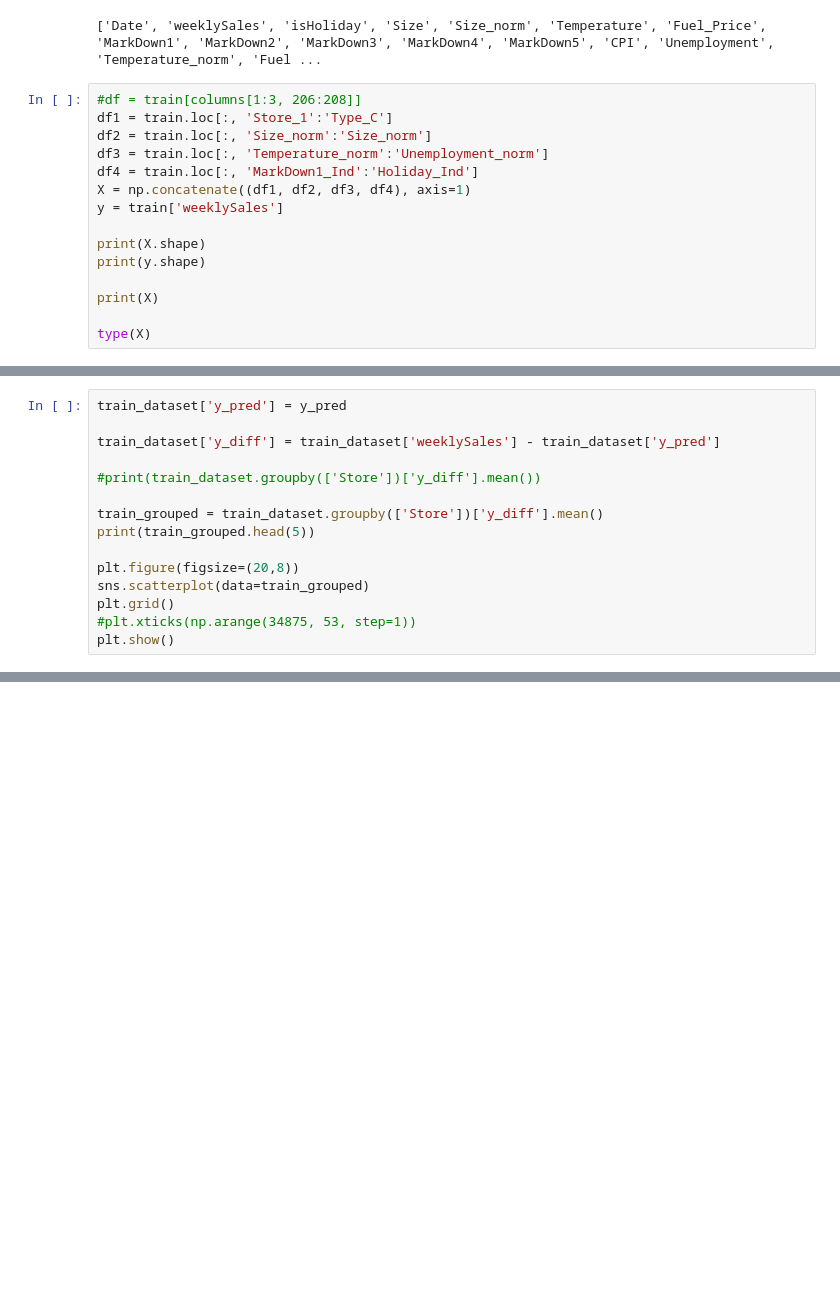
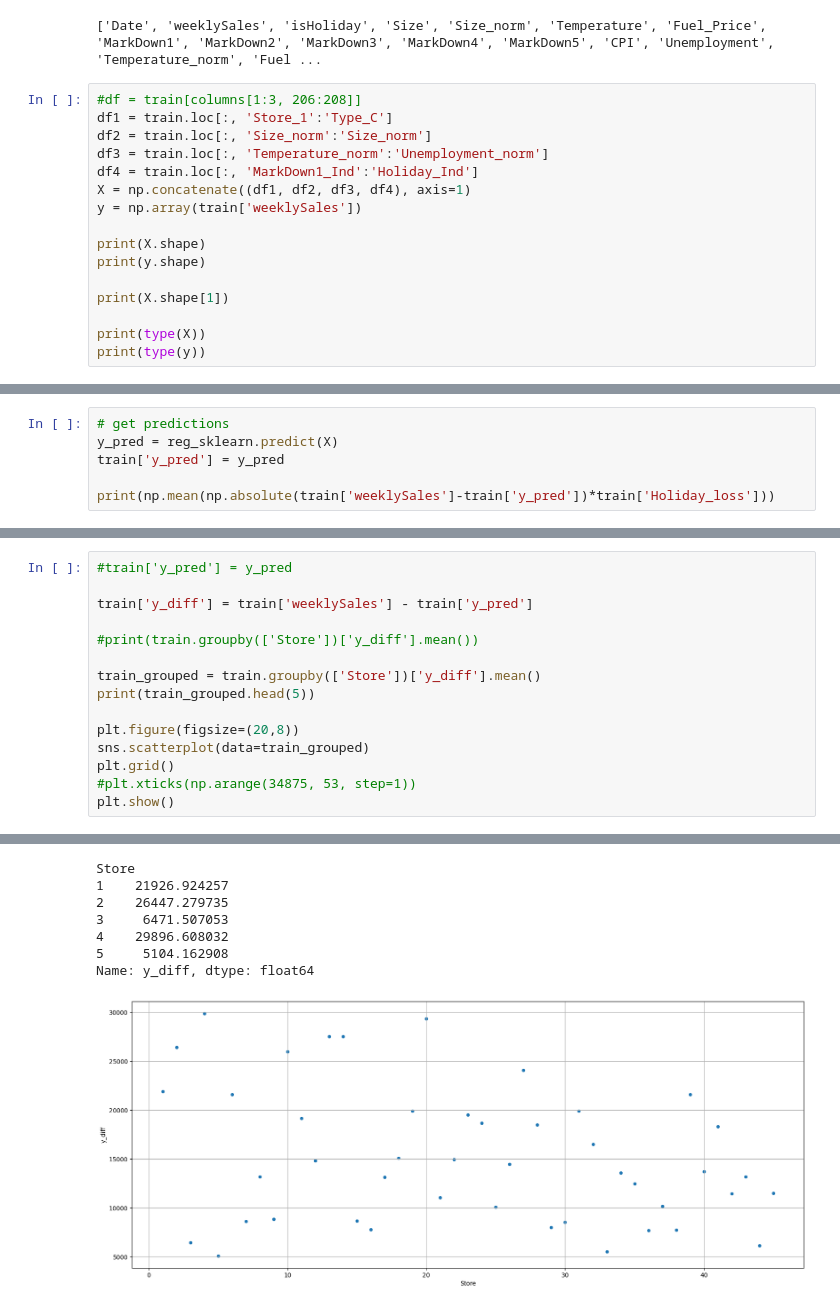
Before and after one commit to Farlein/Walmart_Sales, a Jupyter notebook: Walmart_Sale_Predication.ipynb, the cells around one changed output, grey strips where cells are left out. Drawn from its saved outputs; the diff is of its cells as text; blank space fills up the shorter version.

```diff
--- a/Walmart_Sale_Predication.ipynb
+++ b/Walmart_Sale_Predication.ipynb
@@ -560,12 +568,13 @@ df2 = train.loc[:, 'Size_norm':'Size_norm']
 df3 = train.loc[:, 'Temperature_norm':'Unemployment_norm']
 df4 = train.loc[:, 'MarkDown1_Ind':'Holiday_Ind']
 X = np.concatenate((df1, df2, df3, df4), axis=1)
-y = train['weeklySales']
+y = np.array(train['weeklySales'])
 
 print(X.shape)
 print(y.shape)
 
-print(X)
+print(X.shape[1])
 
-type(X)
+print(type(X))
+print(type(y))
 # %% [output]
@@ -718,0 +600,6 @@ np.sqrt(sum((y-y_pred)**2)/(2*X.shape[0]))
+# %%
+# get predictions
+y_pred = reg_sklearn.predict(X)
+train['y_pred'] = y_pred
+
+print(np.mean(np.absolute(train['weeklySales']-train['y_pred'])*train['Holiday_loss']))
@@ -719,11 +700,11 @@ np.sqrt(sum((y-y_pred)**2)/(2*X.shape[0]))
 # %%
-train_dataset['y_pred'] = y_pred
+#train['y_pred'] = y_pred
 
-train_dataset['y_diff'] = train_dataset['weeklySales'] - train_dataset['y_pred']
+train['y_diff'] = train['weeklySales'] - train['y_pred']
 
-#print(train_dataset.groupby(['Store'])['y_diff'].mean())
+#print(train.groupby(['Store'])['y_diff'].mean())
 
-train_grouped = train_dataset.groupby(['Store'])['y_diff'].mean()
+train_grouped = train.groupby(['Store'])['y_diff'].mean()
 print(train_grouped.head(5))
 
 plt.figure(figsize=(20,8))
@@ -731,3 +712,4 @@ sns.scatterplot(data=train_grouped)
 plt.grid()
 #plt.xticks(np.arange(34875, 53, step=1))
 plt.show()
+# %% [output]
@@ -733,0 +721,8 @@ plt.show()
+Store
+1    21926.924257
+2    26447.279735
+3     6471.507053
+4    29896.608032
+5     5104.162908
+Name: y_diff, dtype: float64
+[figure, added]
```
Also changed, not shown: parts of 63 cells of this notebook.
